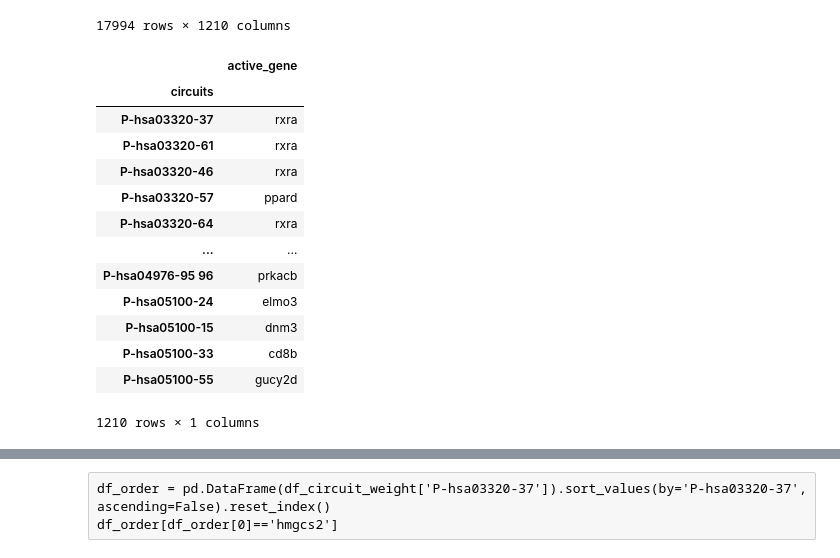
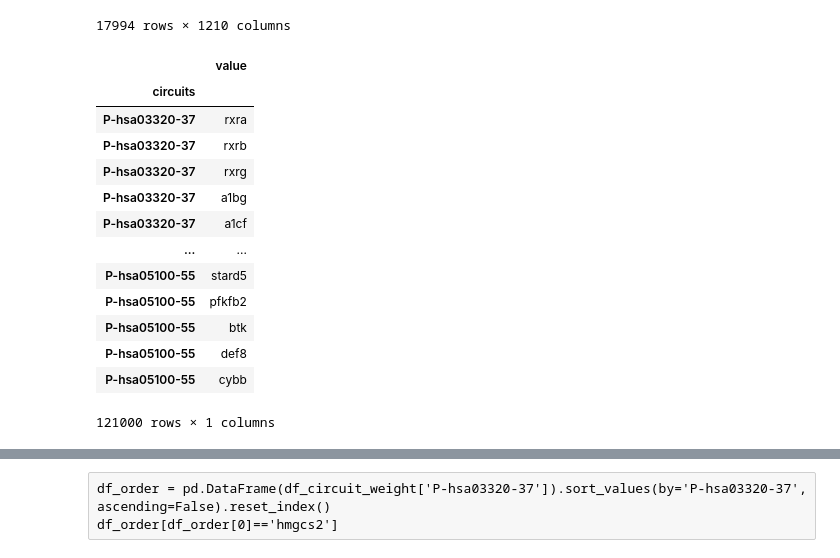
Before and after one commit to pelingundogdu/signalization_prior_knowledge_based_nn, a Jupyter notebook: notebooks/5.0-pg-pbk-analysis.ipynb, the cells around one changed output, grey strips where cells are left out. Drawn from its saved outputs; the diff is of its cells as text; code cells hidden in the pictures.

```diff
--- a/notebooks/5.0-pg-pbk-analysis.ipynb
+++ b/notebooks/5.0-pg-pbk-analysis.ipynb
@@ -341,22 +341,22 @@ df_circuit_weight
 | zzef1 | -0.000000 | -0.003564 | -0.000000 | -0.005934 | 0.000000 | -2.650353e-03 | ... |
 | zzz3 | -0.000000 | -0.005999 | 0.000000 | -0.006004 | 0.000000 | -4.272257e-08 | ... |
 17994 rows × 1210 columns
-# %%
-df_active_gene = pd.DataFrame(df_circuit_weight.idxmax(), columns=['active_gene'])
-df_active_gene.to_csv('highest_weight_gene_of_input_layer.csv')
-df_active_gene
-# %% [output]
-|  | active_gene |
-| circuits |  |
-| P-hsa03320-37 | rxra |
-| P-hsa03320-61 | rxra |
-| P-hsa03320-46 | rxra |
-| P-hsa03320-57 | ppard |
-| P-hsa03320-64 | rxra |
-| ... | ... |
-| P-hsa04976-95 96 | prkacb |
-| P-hsa05100-24 | elmo3 |
-| P-hsa05100-15 | dnm3 |
-| P-hsa05100-33 | cd8b |
-| P-hsa05100-55 | gucy2d |
-1210 rows × 1 columns
+# %%
+top_n = 100
+df_active_gene_top_n = pd.melt(df_circuit_weight.apply(lambda s: s.nlargest(top_n).index.tolist(), axis=0)).set_index('circuits')
+df_active_gene_top_n
+# %% [output]
+|  | value |
+| circuits |  |
+| P-hsa03320-37 | rxra |
+| P-hsa03320-37 | rxrb |
+| P-hsa03320-37 | rxrg |
+| P-hsa03320-37 | a1bg |
+| P-hsa03320-37 | a1cf |
+| ... | ... |
+| P-hsa05100-55 | stard5 |
+| P-hsa05100-55 | pfkfb2 |
+| P-hsa05100-55 | btk |
+| P-hsa05100-55 | def8 |
+| P-hsa05100-55 | cybb |
+121000 rows × 1 columns
```
Also changed, not shown: parts of 11 cells of this notebook.
